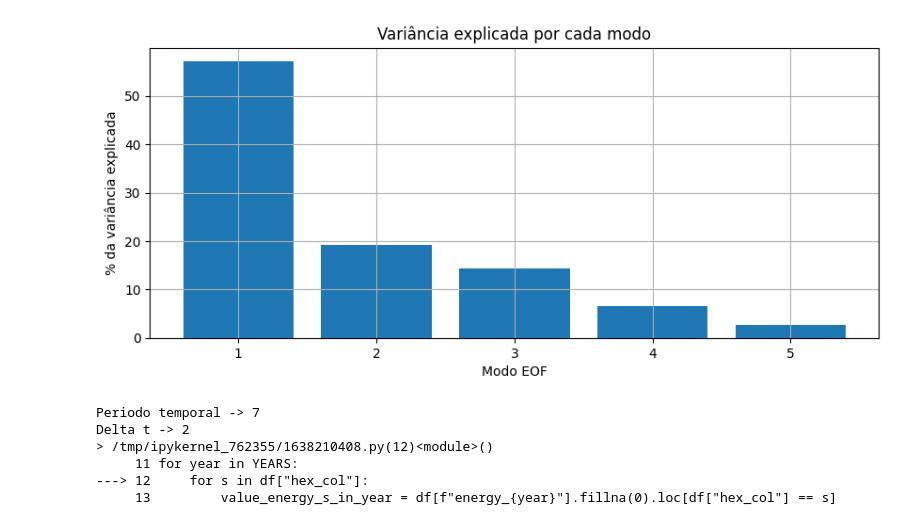
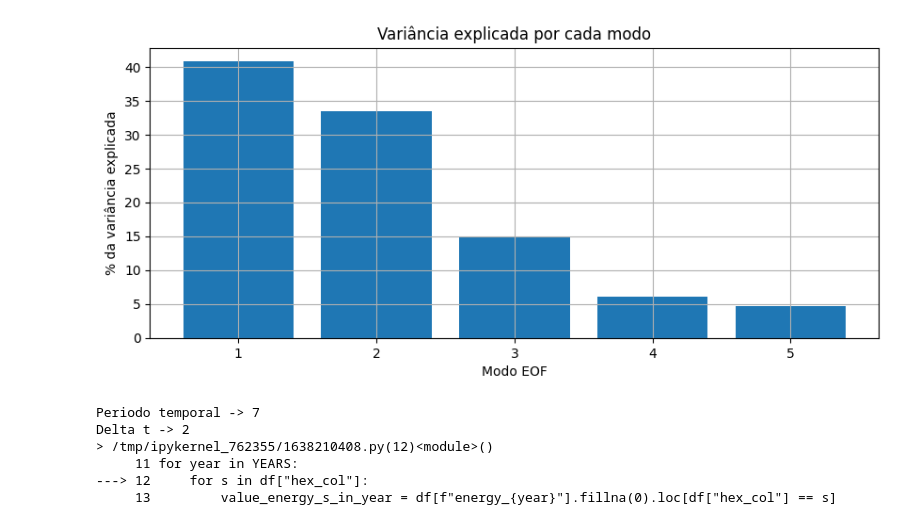
Before and after one commit to yanprada/sociodem, a Jupyter notebook: examples/geospatial_process/variogram.ipynb, the cells around one changed output. Saved outputs shown, nothing was run; the diff lists cells and outputs as text; code cells hidden in the pictures.

```diff
--- a/examples/geospatial_process/variogram.ipynb
+++ b/examples/geospatial_process/variogram.ipynb
@@ -131,0 +48,5 @@ array([[ 1.00000000e+00, -7.02615453e-17,  4.83403441e-16,
+# %%
+rng = np.random.default_rng(42)
+Z = rng.integers(0, 10, size=(5, 7))
+print("Dimensão da matriz dos dados T x N", Z.shape)
+print("Matriz dos dados: \n",Z)
@@ -131,0 +61,4 @@ array([[ 1.00000000e+00, -7.02615453e-17,  4.83403441e-16,
+# %%
+delta_lag = 1 # definimos o lag temporal
+T, N = Z.shape # T é o número de anos e N é o número de localidades
+print(f"Número de anos: {T}, Número de localidades: {N} \n")
@@ -131,0 +139,10 @@ array([[ 1.00000000e+00, -7.02615453e-17,  4.83403441e-16,
+# %%
+def covariance_func(Z, delta_lag):
+    T, _ = Z.shape
+    Zc = (Z - Z.mean(axis=0))
+    if delta_lag == 0:
+        return (Zc.T @ Zc) / T
+    return (Zc[delta_lag:].T @ Zc[:-delta_lag]) / (T - delta_lag)
+
+C = covariance_func(Z, delta_lag)
+C
@@ -132,41 +216,32 @@ array([[ 1.00000000e+00, -7.02615453e-17,  4.83403441e-16,
 # %%
 import numpy as np
 import matplotlib.pyplot as plt
 
-# Simulando um campo com 5 modos EOF e 100 pontos de observação
-T, N = 10, 5
-X = np.random.randn(T, N) + np.linspace(0, 2, T).reshape(-1, 1)  # tendência temporal
-
-# 1. Centralizar
-Xc = X - X.mean(axis=0)
-
-# 2. Matriz de covariância espacial
-C = Xc.T @ Xc / (T - 1)
 
 # 3. Decomposição espectral
 eigvals, eigvecs = np.linalg.eigh(C)
 
 # Ordenar do maior para o menor
 idx = np.argsort(eigvals)[::-1]
 eigvals = eigvals[idx]
 eigvecs = eigvecs[:, idx]
 
 # 4. PCs
 PCs = Xc @ eigvecs
 
 # 5. Variância explicada
 explained_var = eigvals / eigvals.sum()
 
 # Plotando
 plt.figure(figsize=(10,4))
 plt.bar(range(1, N+1), explained_var*100)
 plt.xlabel('Modo EOF')
 plt.ylabel('% da variância explicada')
 plt.title('Variância explicada por cada modo')
 plt.grid(True)
 plt.show()
 # %% [output]
-[figure, old version]
+[figure, new version]
 # %%
 # Calculate covariance matrix for 2023
 
```
Also changed, not shown: parts of 27 cells of this notebook.
